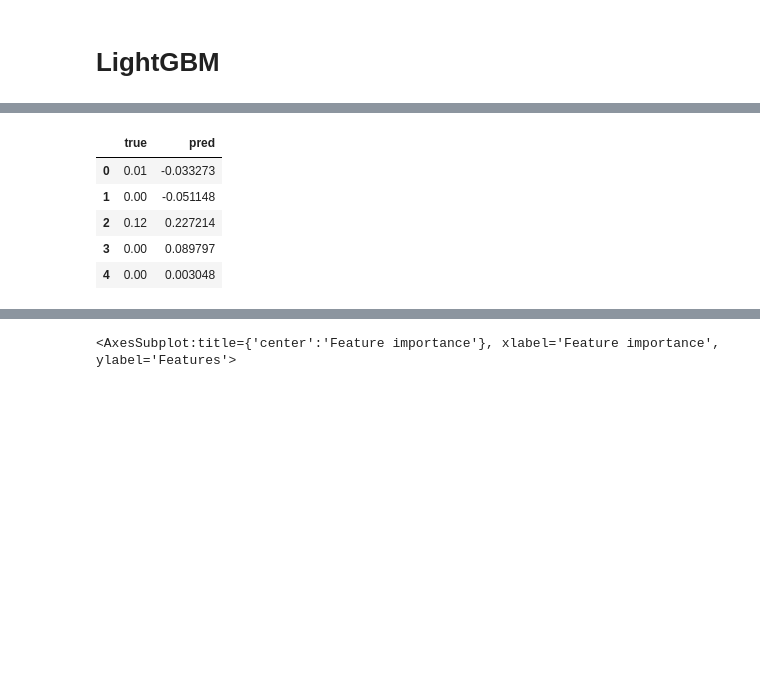
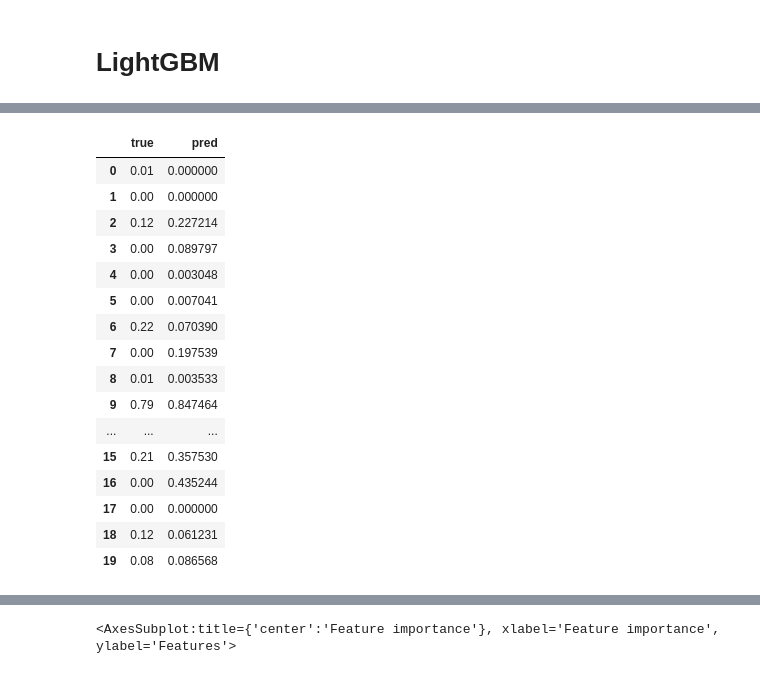
Before and after one commit to Natsuki0928/senior_project, a Jupyter notebook: lightGBM_covid19.ipynb, the cells around one changed output, grey strips where cells are left out. Saved outputs shown, nothing was run; the diff lists cells and outputs as text; code cells hidden in the pictures; blank space fills up the shorter version.

```diff
--- a/lightGBM_covid19.ipynb
+++ b/lightGBM_covid19.ipynb
@@ -52,6 +52,6 @@ gbm = lgb.train(params,
                 lgb_train,
                 valid_sets=lgb_eval,
                 num_boost_round=10000,
-                early_stopping_rounds=100,
-                verbose_eval=30)
+                early_stopping_rounds=1000,
+                verbose_eval=50)
 # %% [output]
@@ -69,3 +75,10 @@ predicted = gbm.predict(X_test)
+# %%
+predicted = gbm.predict(X_test)
+for i in range(len(predicted)):
+    if predicted[i] < 0:
+        predicted[i] = 0
+    elif predicted[i] > 1:
+        predicted[i] = 1
 # %%
 #関数の処理で必要なライブラリ
 from sklearn.metrics import mean_squared_error
@@ -90,14 +103,25 @@ def True_Pred_map(pred_df):
 # %%
 pred_df = pd.concat([y_test.reset_index(drop=True), pd.Series(predicted)], axis=1)
 pred_df.columns = ['true', 'pred']
-pred_df.head()
+pred_df.head(20)
 # %% [output]
 |  | true | pred |
-| 0 | 0.01 | -0.033273 |
-| 1 | 0.00 | -0.051148 |
+| 0 | 0.01 | 0.000000 |
+| 1 | 0.00 | 0.000000 |
 | 2 | 0.12 | 0.227214 |
 | 3 | 0.00 | 0.089797 |
 | 4 | 0.00 | 0.003048 |
+| 5 | 0.00 | 0.007041 |
+| 6 | 0.22 | 0.070390 |
+| 7 | 0.00 | 0.197539 |
+| 8 | 0.01 | 0.003533 |
+| 9 | 0.79 | 0.847464 |
+| ... | ... | ... |
+| 15 | 0.21 | 0.357530 |
+| 16 | 0.00 | 0.435244 |
+| 17 | 0.00 | 0.000000 |
+| 18 | 0.12 | 0.061231 |
+| 19 | 0.08 | 0.086568 |
 # %%
 True_Pred_map(pred_df)
 # %% [output]
```
Also changed, not shown: parts of 3 cells of this notebook, 1 other file.
